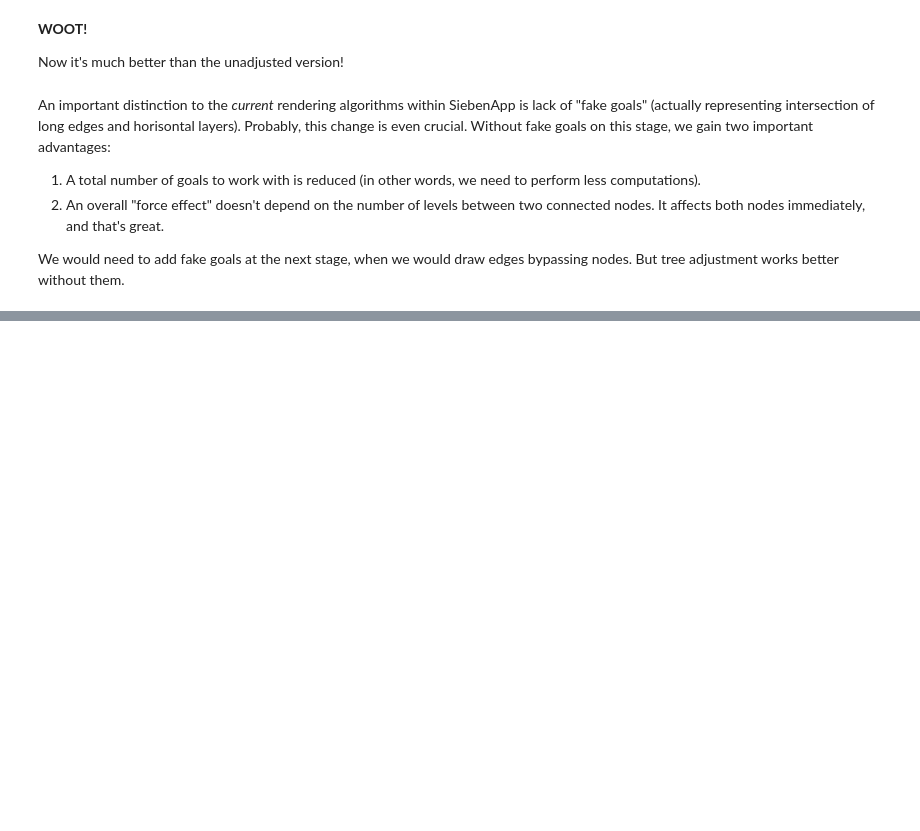
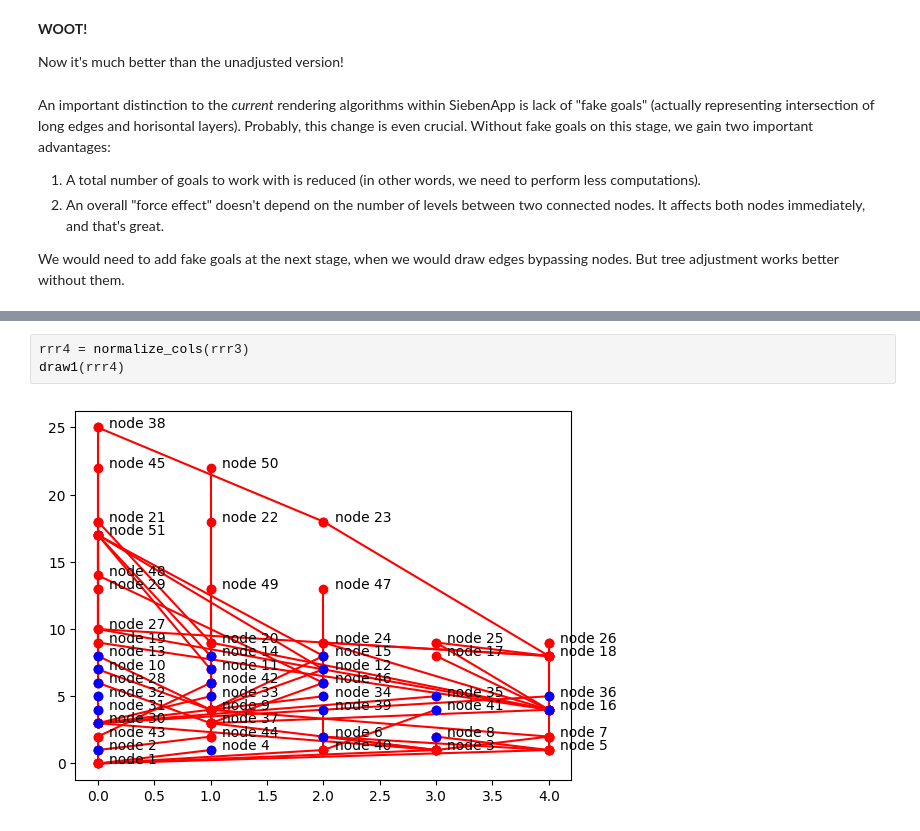
Before and after one commit to ahitrin/SiebenApp-render-playground, a Jupyter notebook: notebooks/sieben-render.ipynb, the cells around one changed output, grey strips where cells are left out. Cells and saved outputs as stored; diff of their text form; blank space fills up the shorter version.

```diff
--- a/notebooks/sieben-render.ipynb
+++ b/notebooks/sieben-render.ipynb
@@ -451,0 +484,5 @@ We would need to add fake goals at the next stage, when we would draw edges bypa
+# %%
+rrr4 = normalize_cols(rrr3)
+draw1(rrr4)
+# %% [output]
+[figure, added]
```
Also changed, not shown: parts of 13 cells of this notebook.
